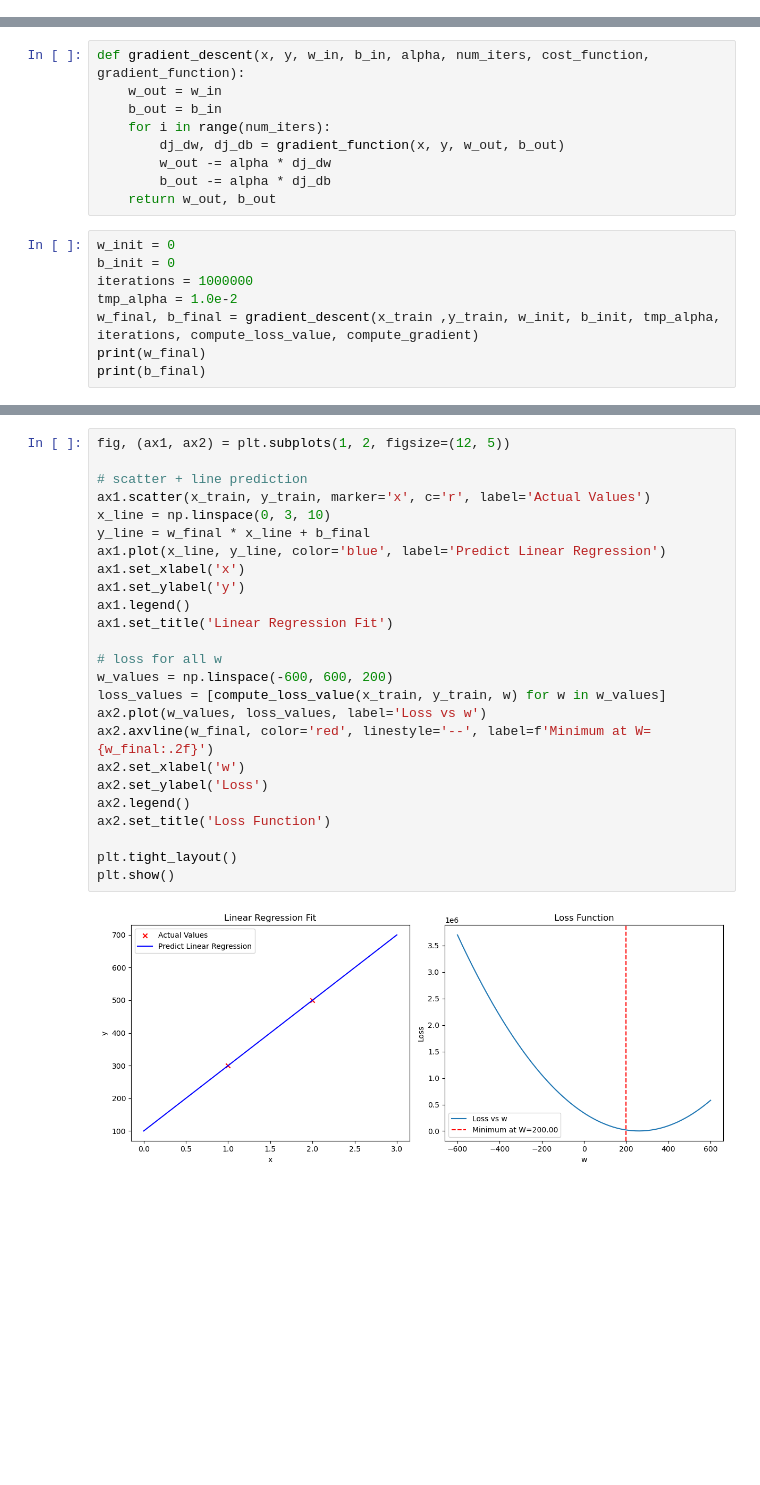
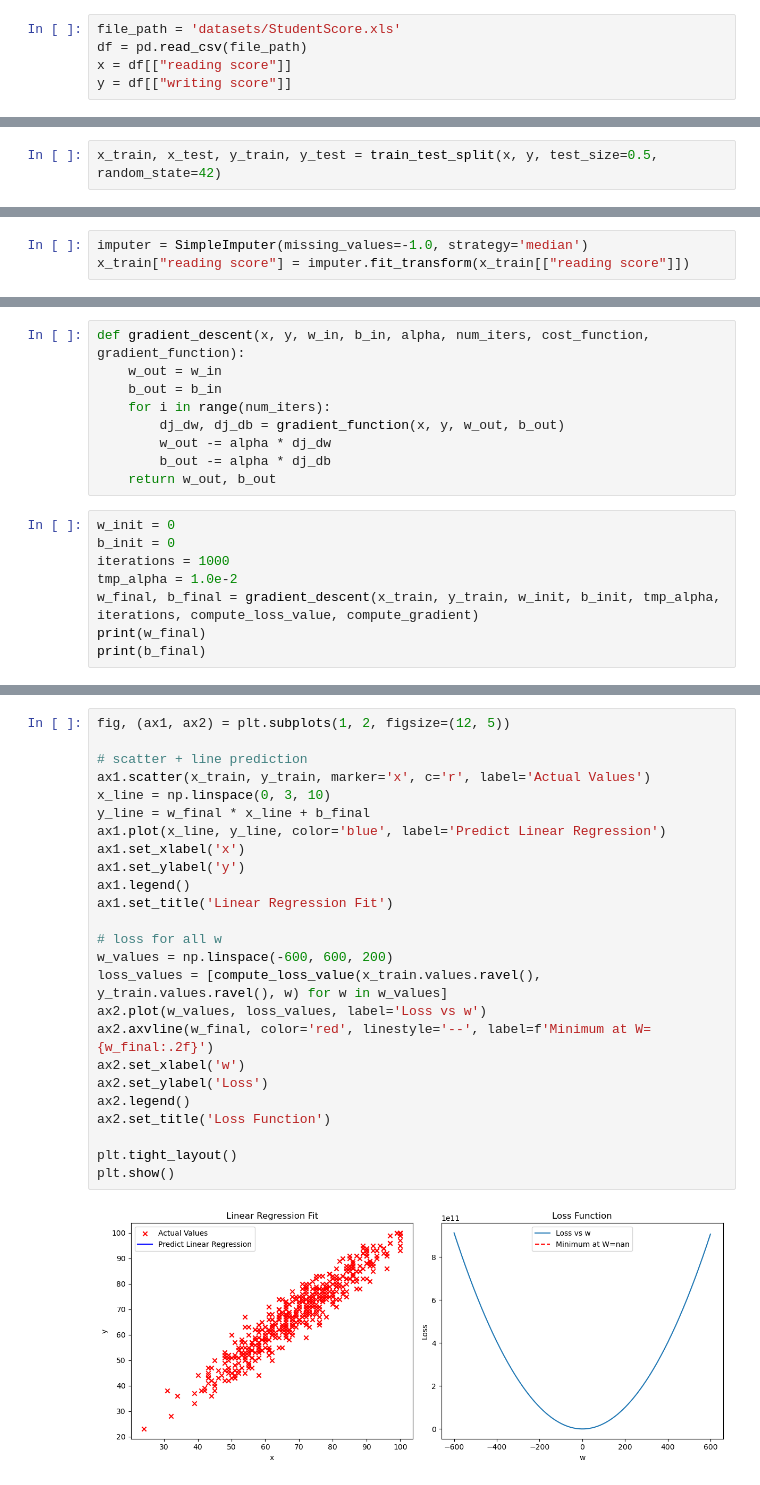
Before and after one commit to HuyinCP/Customize-ML-Models, a Jupyter notebook: gradient_descent.ipynb, the cells around one changed output, grey strips where cells are left out. Drawn from its saved outputs; the diff is of its cells as text; blank space fills up the shorter version.

```diff
--- a/gradient_descent.ipynb
+++ b/gradient_descent.ipynb
@@ -38,0 +42,5 @@ $$
+# %%
+file_path = 'datasets/StudentScore.xls'
+df = pd.read_csv(file_path)
+x = df[["reading score"]]
+y = df[["writing score"]]
@@ -38,0 +49,2 @@ $$
+# %%
+x_train, x_test, y_train, y_test = train_test_split(x, y, test_size=0.5, random_state=42)
@@ -38,0 +53,3 @@ $$
+# %%
+imputer = SimpleImputer(missing_values=-1.0, strategy='median')
+x_train["reading score"] = imputer.fit_transform(x_train[["reading score"]])
@@ -80,9 +101,9 @@ def gradient_descent(x, y, w_in, b_in, alpha, num_iters, cost_function, gradient
 # %%
 w_init = 0
 b_init = 0
-iterations = 1000000
+iterations = 1000
 tmp_alpha = 1.0e-2
-w_final, b_final = gradient_descent(x_train ,y_train, w_init, b_init, tmp_alpha, iterations, compute_loss_value, compute_gradient)
+w_final, b_final = gradient_descent(x_train, y_train, w_init, b_init, tmp_alpha, iterations, compute_loss_value, compute_gradient)
 print(w_final)
 print(b_final)
 # %% [output]
@@ -91,27 +111,27 @@ print(b_final)
 # %%
 fig, (ax1, ax2) = plt.subplots(1, 2, figsize=(12, 5))
 
 # scatter + line prediction
 ax1.scatter(x_train, y_train, marker='x', c='r', label='Actual Values')
 x_line = np.linspace(0, 3, 10)
 y_line = w_final * x_line + b_final
 ax1.plot(x_line, y_line, color='blue', label='Predict Linear Regression')
 ax1.set_xlabel('x')
 ax1.set_ylabel('y')
 ax1.legend()
 ax1.set_title('Linear Regression Fit')
 
 # loss for all w
 w_values = np.linspace(-600, 600, 200)
-loss_values = [compute_loss_value(x_train, y_train, w) for w in w_values]
+loss_values = [compute_loss_value(x_train.values.ravel(), y_train.values.ravel(), w) for w in w_values]
 ax2.plot(w_values, loss_values, label='Loss vs w')
 ax2.axvline(w_final, color='red', linestyle='--', label=f'Minimum at W={w_final:.2f}')
 ax2.set_xlabel('w')
 ax2.set_ylabel('Loss')
 ax2.legend()
 ax2.set_title('Loss Function')
 
 plt.tight_layout()
 plt.show()
 # %% [output]
-[figure, old version]
+[figure, new version]
```
Also changed, not shown: parts of 8 cells of this notebook, 1 other file.
